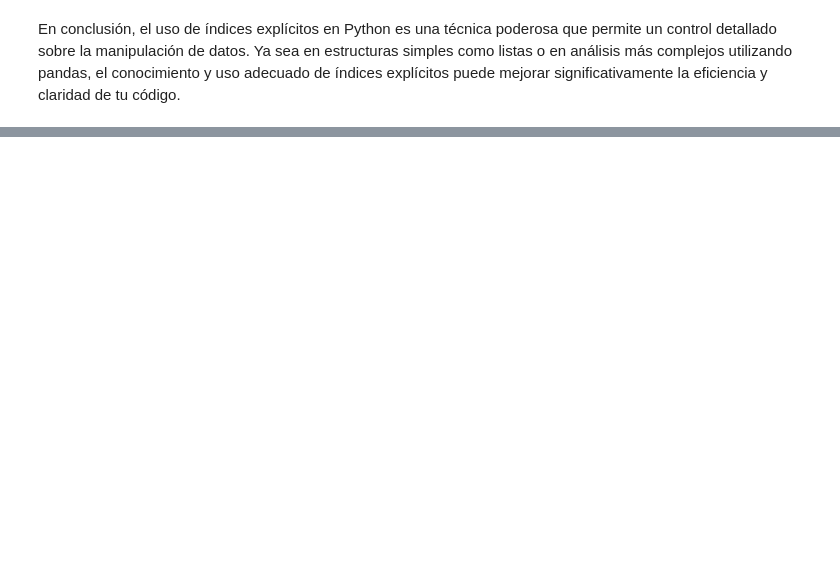
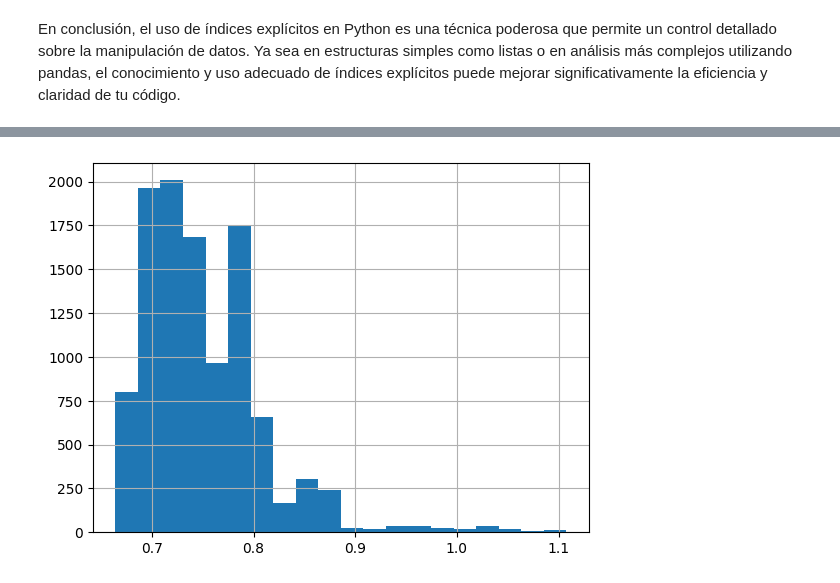
Before and after one commit to cdeoroaguado/jbook_ml202430, a Jupyter notebook: _sources/modulo_2.ipynb, the cells around one changed output, grey strips where cells are left out. Saved outputs shown, nothing was run; the diff lists cells and outputs as text; code cells hidden in the pictures; blank space fills up the shorter version.

```diff
--- a/_sources/modulo_2.ipynb
+++ b/_sources/modulo_2.ipynb
@@ -1577,0 +2016,6 @@ En conclusión, el uso de índices explícitos en Python es una técnica poderos
+# %%
+# Histograma del precio del combustible ajustando el bins = 20
+df['fuel_price_usd_per_l'].hist(bins=20)
+plt.show()
+# %% [output]
+[figure, added]
```
Also changed, not shown: parts of 67 cells of this notebook, 17 other files.
